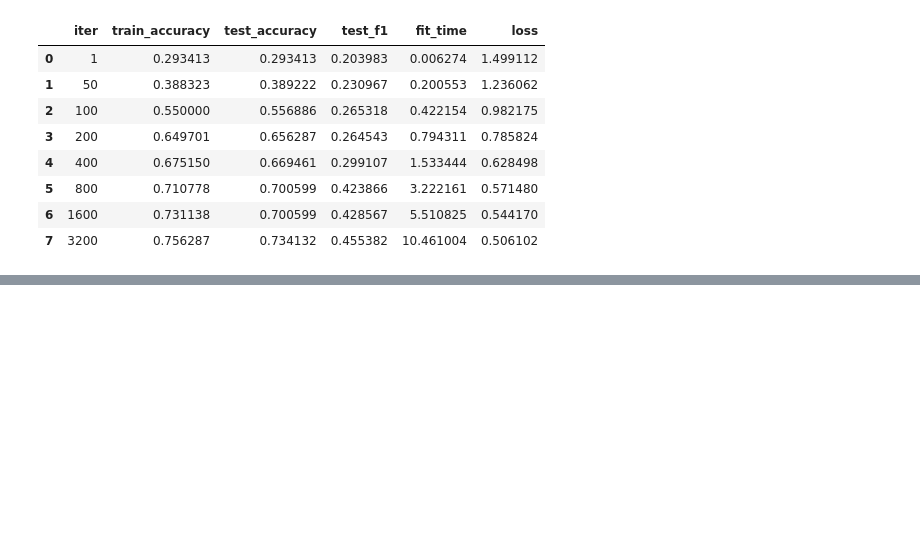
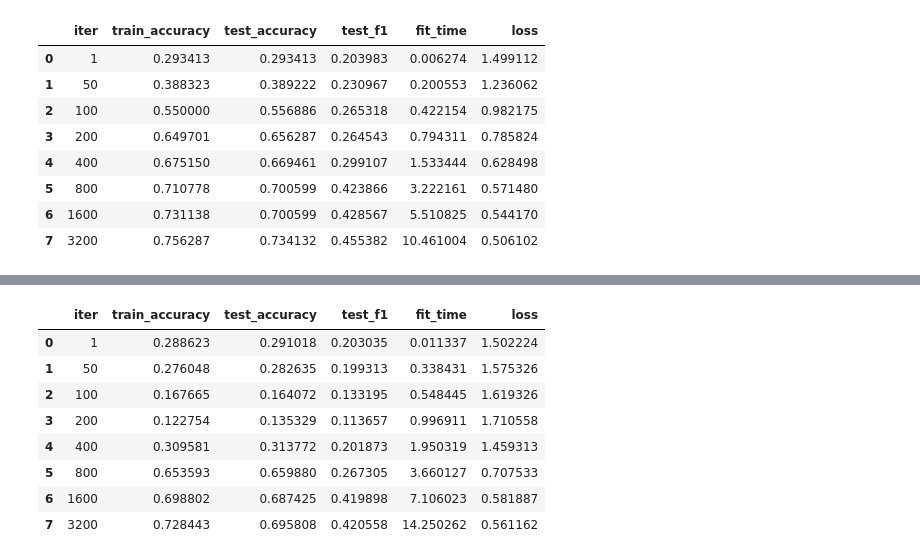
Before and after one commit to sbassam/cs-7641-projects, a Jupyter notebook: assignment-2/nn.ipynb, the cells around one changed output, grey strips where cells are left out. Drawn from its saved outputs; the diff is of its cells as text; code cells hidden in the pictures; blank space fills up the shorter version.

```diff
--- a/assignment-2/nn.ipynb
+++ b/assignment-2/nn.ipynb
@@ -715,0 +805,12 @@ pd.read_csv('out/nn_gradient_descent.csv')
+# %%
+pd.read_csv('out/nn_simulated_annealing.csv')
+# %% [output]
+|  | iter | train_accuracy | test_accuracy | test_f1 | fit_time | loss |
+| 0 | 1 | 0.288623 | 0.291018 | 0.203035 | 0.011337 | 1.502224 |
+| 1 | 50 | 0.276048 | 0.282635 | 0.199313 | 0.338431 | 1.575326 |
+| 2 | 100 | 0.167665 | 0.164072 | 0.133195 | 0.548445 | 1.619326 |
+| 3 | 200 | 0.122754 | 0.135329 | 0.113657 | 0.996911 | 1.710558 |
+| 4 | 400 | 0.309581 | 0.313772 | 0.201873 | 1.950319 | 1.459313 |
+| 5 | 800 | 0.653593 | 0.659880 | 0.267305 | 3.660127 | 0.707533 |
+| 6 | 1600 | 0.698802 | 0.687425 | 0.419898 | 7.106023 | 0.581887 |
+| 7 | 3200 | 0.728443 | 0.695808 | 0.420558 | 14.250262 | 0.561162 |
```
Also changed, not shown: parts of 13 cells of this notebook, 38 other files.
